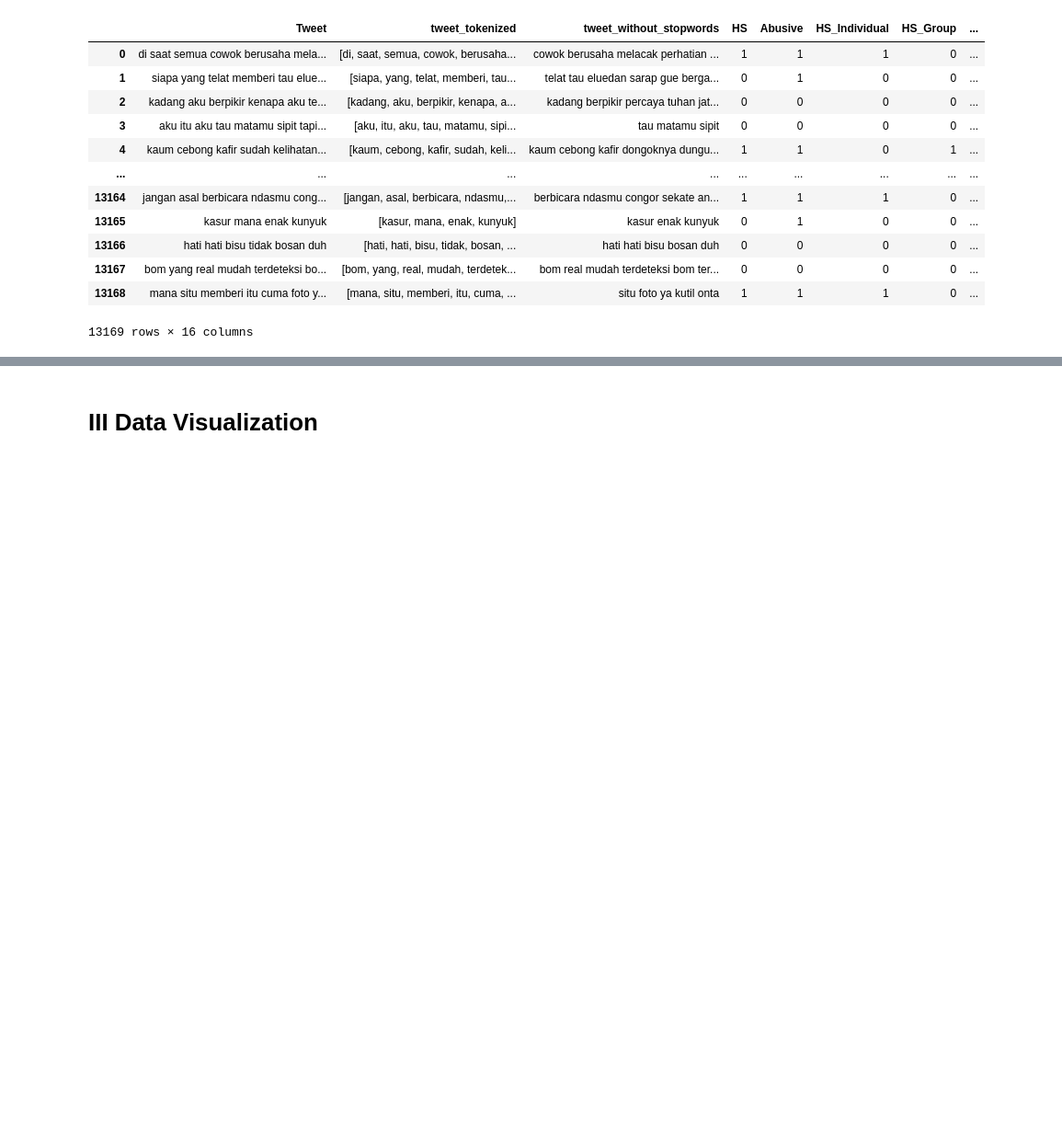
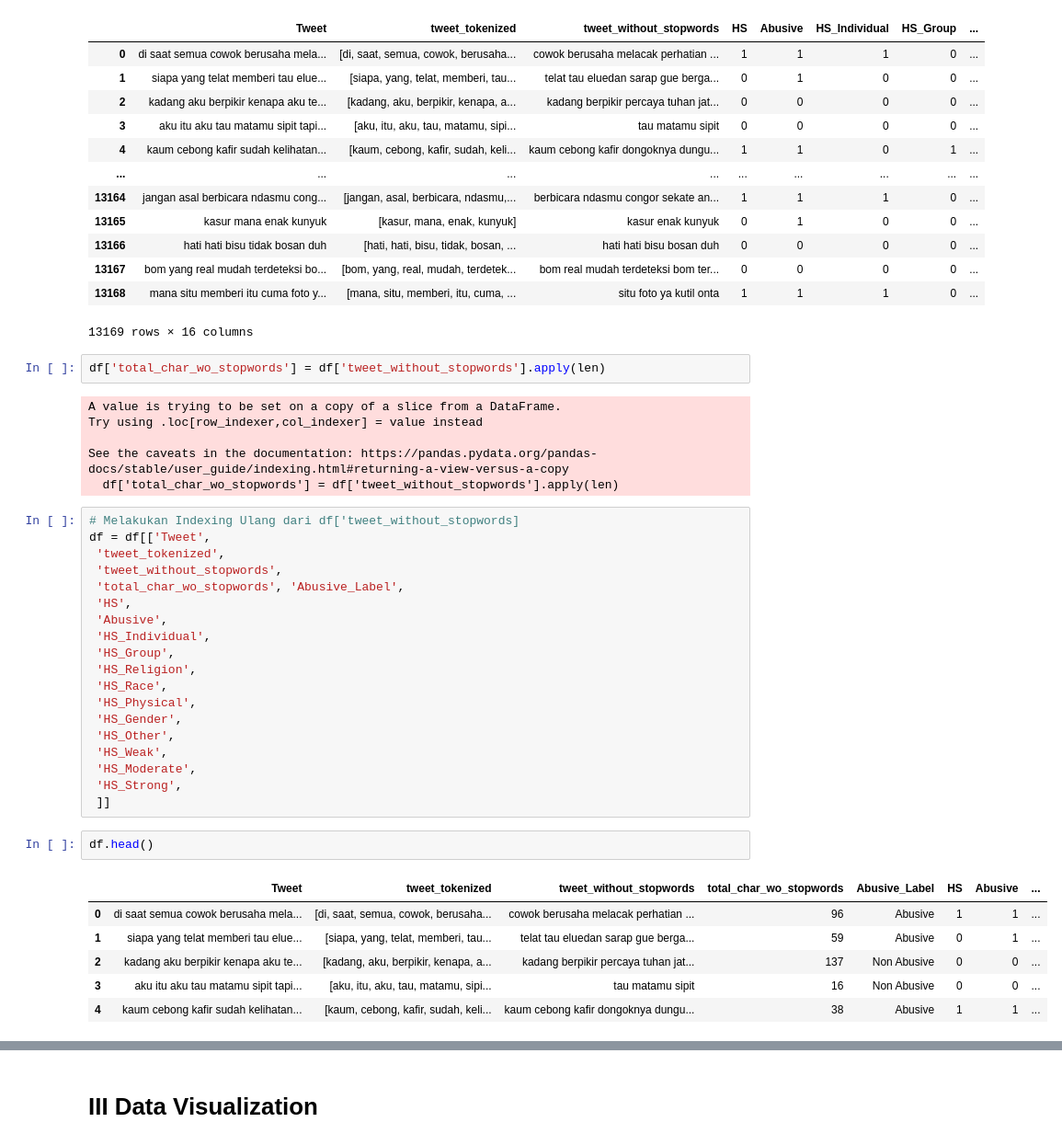
Before and after one commit to darwisyalfarizi/99001173-kominfoxbinar-mda-apicleansing-gold, a Jupyter notebook: data_analysis.ipynb, the cells around one changed output, grey strips where cells are left out. Shown: that part at 92% size. Drawn from its saved outputs; the diff is of its cells as text; blank space fills up the shorter version.

```diff
--- a/data_analysis.ipynb
+++ b/data_analysis.ipynb
@@ -326,3 +326,39 @@ df
 | 13167 | bom yang real mudah terdeteksi bo... | [bom, yang, real, mudah, terdetek... | bom real mudah terdeteksi bom ter... | 0 | 0 | 0 | 0 | ... |
 | 13168 | mana situ memberi itu cuma foto y... | [mana, situ, memberi, itu, cuma, ... | situ foto ya kutil onta | 1 | 1 | 1 | 0 | ... |
 13169 rows × 16 columns
+# %%
+df['total_char_wo_stopwords'] = df['tweet_without_stopwords'].apply(len)
+# %% [output]
+A value is trying to be set on a copy of a slice from a DataFrame.
+Try using .loc[row_indexer,col_indexer] = value instead
+
+See the caveats in the documentation: https://pandas.pydata.org/pandas-docs/stable/user_guide/indexing.html#returning-a-view-versus-a-copy
+  df['total_char_wo_stopwords'] = df['tweet_without_stopwords'].apply(len)
+# %%
+# Melakukan Indexing Ulang dari df['tweet_without_stopwords]
+df = df[['Tweet',
+ 'tweet_tokenized',
+ 'tweet_without_stopwords',
+ 'total_char_wo_stopwords', 'Abusive_Label',
+ 'HS',
+ 'Abusive',
+ 'HS_Individual',
+ 'HS_Group',
+ 'HS_Religion',
+ 'HS_Race',
+ 'HS_Physical',
+ 'HS_Gender',
+ 'HS_Other',
+ 'HS_Weak',
+ 'HS_Moderate',
+ 'HS_Strong',
+ ]]
+# %%
+df.head()
+# %% [output]
+|  | Tweet | tweet_tokenized | tweet_without_stopwords | total_char_wo_stopwords | Abusive_Label | HS | Abusive | ... |
+| 0 | di saat semua cowok berusaha mela... | [di, saat, semua, cowok, berusaha... | cowok berusaha melacak perhatian ... | 96 | Abusive | 1 | 1 | ... |
+| 1 | siapa yang telat memberi tau elue... | [siapa, yang, telat, memberi, tau... | telat tau eluedan sarap gue berga... | 59 | Abusive | 0 | 1 | ... |
+| 2 | kadang aku berpikir kenapa aku te... | [kadang, aku, berpikir, kenapa, a... | kadang berpikir percaya tuhan jat... | 137 | Non Abusive | 0 | 0 | ... |
+| 3 | aku itu aku tau matamu sipit tapi... | [aku, itu, aku, tau, matamu, sipi... | tau matamu sipit | 16 | Non Abusive | 0 | 0 | ... |
+| 4 | kaum cebong kafir sudah kelihatan... | [kaum, cebong, kafir, sudah, keli... | kaum cebong kafir dongoknya dungu... | 38 | Abusive | 1 | 1 | ... |
```
Also changed, not shown: parts of 7 cells of this notebook.
